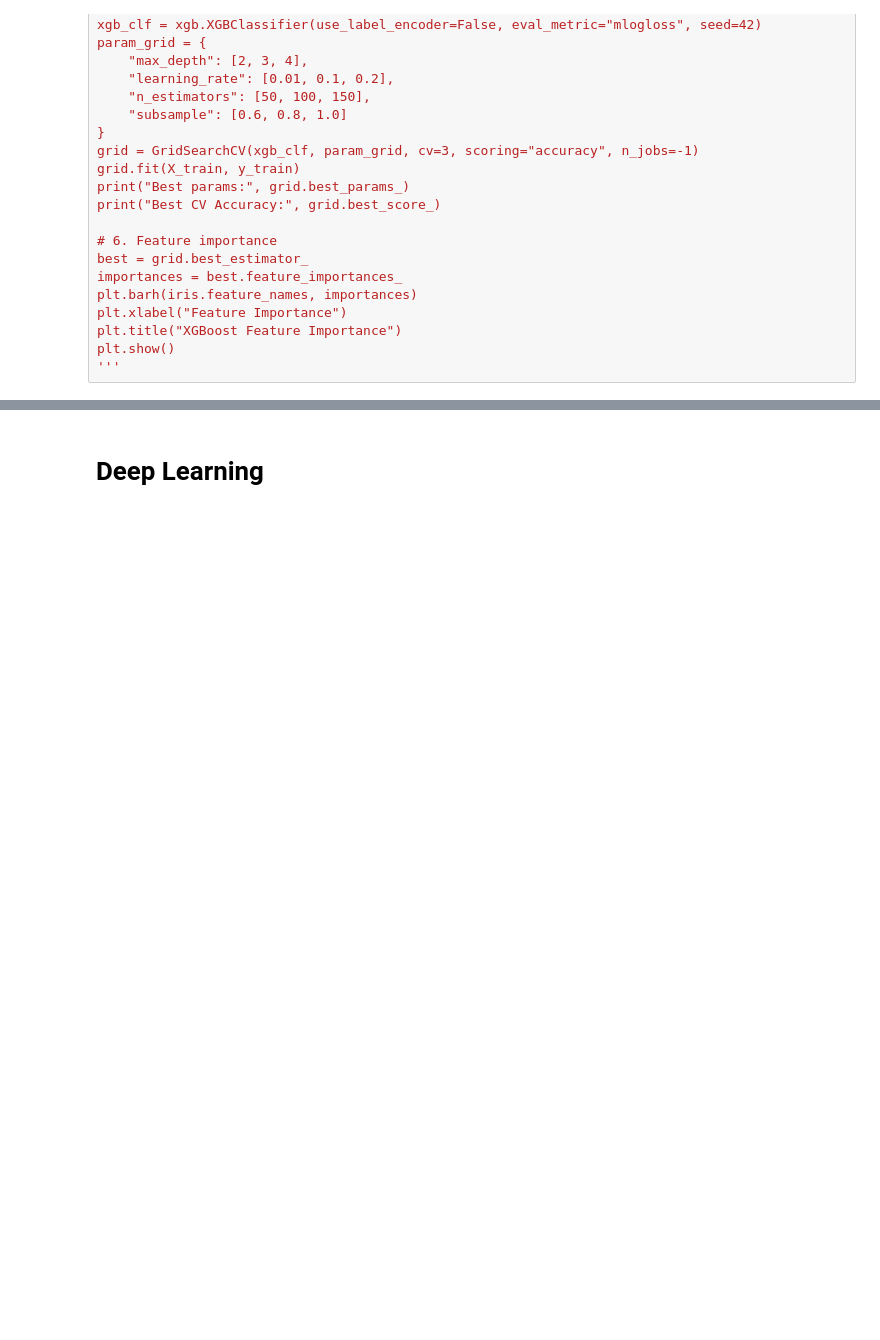
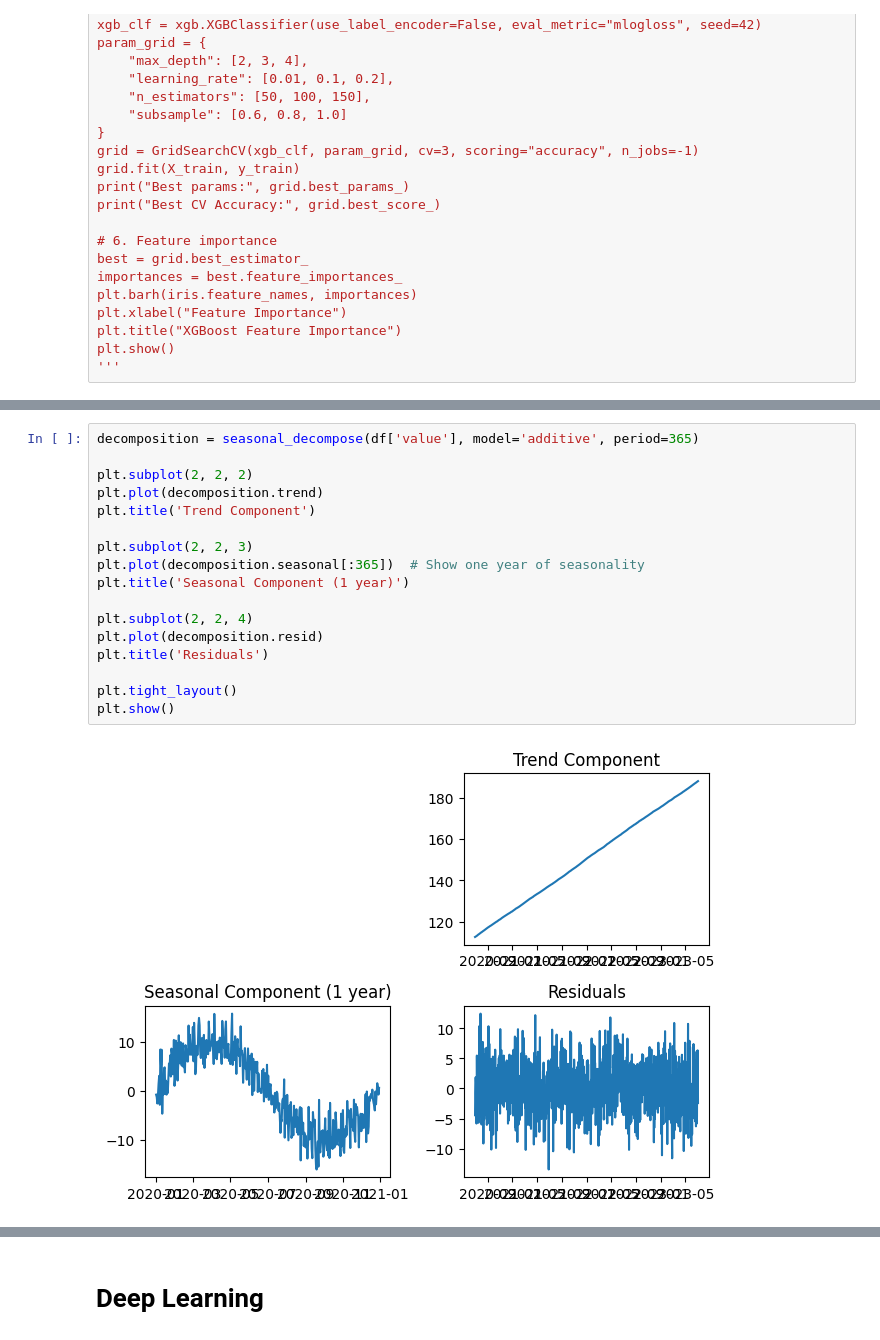
Before and after one commit to Moxiis/Kaggle, a Jupyter notebook: ML_cheatsheet/machine-learning-cheat-sheet.ipynb, the cells around one changed output, grey strips where cells are left out. Cells and saved outputs as stored; diff of their text form; blank space fills up the shorter version.

```diff
--- a/ML_cheatsheet/machine-learning-cheat-sheet.ipynb
+++ b/ML_cheatsheet/machine-learning-cheat-sheet.ipynb
@@ -348,0 +526,19 @@ plt.show()
+# %%
+decomposition = seasonal_decompose(df['value'], model='additive', period=365)
+
+plt.subplot(2, 2, 2)
+plt.plot(decomposition.trend)
+plt.title('Trend Component')
+
+plt.subplot(2, 2, 3)
+plt.plot(decomposition.seasonal[:365])  # Show one year of seasonality
+plt.title('Seasonal Component (1 year)')
+
+plt.subplot(2, 2, 4)
+plt.plot(decomposition.resid)
+plt.title('Residuals')
+
+plt.tight_layout()
+plt.show()
+# %% [output]
+[figure, added]
```
Also changed, not shown: parts of 31 cells of this notebook.
